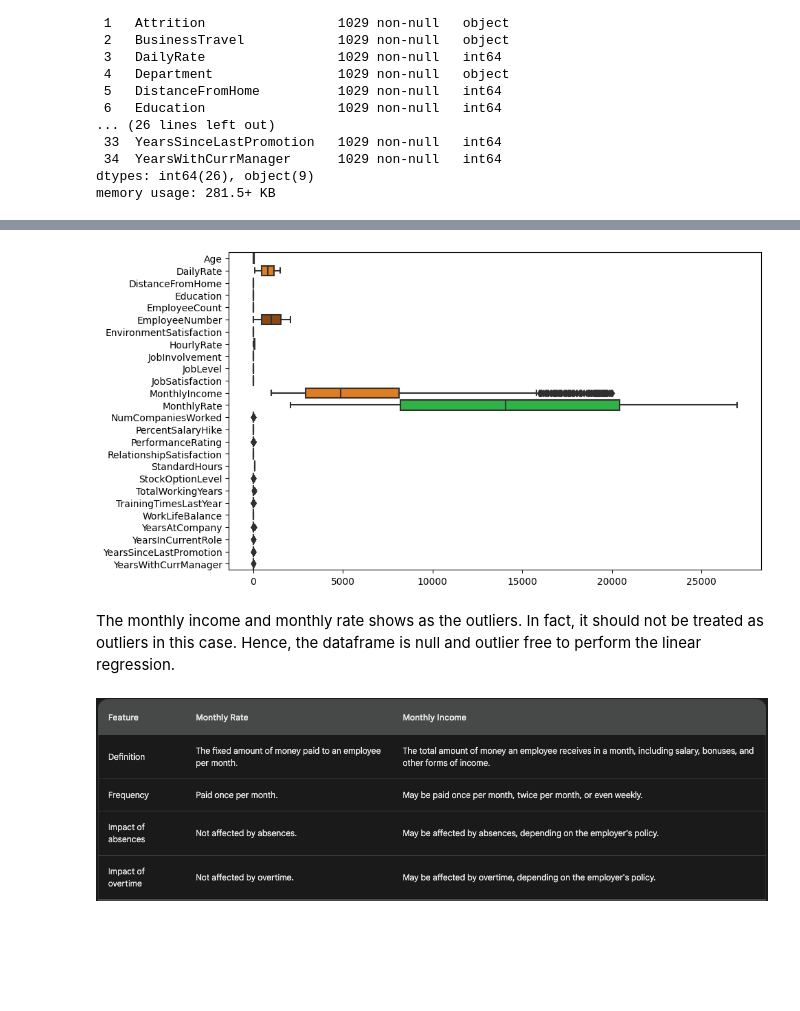
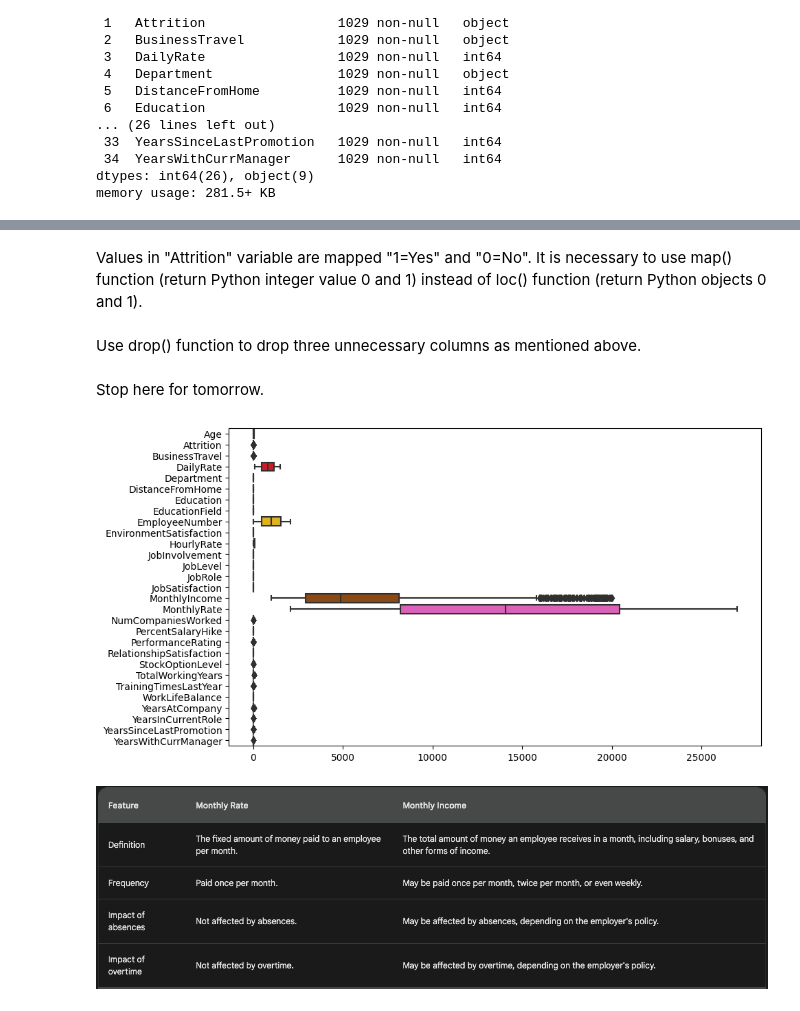
Before and after one commit to derkaiser9423/PythonPracticeProject, a Jupyter notebook: Assigment_2_s8091335.ipynb, the cells around one changed output, grey strips where cells are left out. Saved outputs shown, nothing was run; the diff lists cells and outputs as text; code cells hidden in the pictures; blank space fills up the shorter version.

```diff
--- a/Assigment_2_s8091335.ipynb
+++ b/Assigment_2_s8091335.ipynb
@@ -15,5 +13,5 @@ Requirement already satisfied: sklearn in /usr/local/lib/python3.10/dist-package
 # %% [markdown]
 # Task 1 of 3: Linear Regression
 # %%
-df1 = pd.read_csv('employee_attrition_team04.csv')
+df = pd.read_csv('employee_attrition_team04.csv')
 # %%
@@ -39,12 +56,28 @@ memory usage: 281.5+ KB
+# %%
+# Mapping "Attrition" column
+df['Attrition'] = df['Attrition'].map({'Yes': 1, 'No': 0})
+# %% [markdown]
+Values in "Attrition" variable are mapped "1=Yes" and "0=No". It is necessary to use map() function (return Python integer value 0 and 1) instead of loc() function (return Python objects 0 and 1).
+# %%
+# Drop unnescessary columns
+df = df.drop(['EmployeeCount', 'Over18', 'StandardHours'], axis=1)
+# %% [markdown]
+Use drop() function to drop three unnecessary columns as mentioned above.
+# %%
+# Mapping "Department", "EducationField", "JobRole", and "BusinessTravel" column accordingly to the encoding matrix above
+df['Department'] = df['Department'].map({'Research & Development': 1, 'Sales': 2, 'Human Resources':3})
+df['EducationField'] = df['EducationField'].map({'Life Sciences': 1, 'Marketing': 2, 'Technical Degree':3, 'Medical': 4, 'Human Resources': 5, 'Other': 6})
+df['JobRole'] = df['JobRole'].map({'Healthcare Representative': 1, 'Human Resources': 2, 'Laboratory Technician':3, 'Manager': 4, 'Manufacturing Director': 5, 'Research Director': 6, 'Research Scientist': 7, 'Sales Executive': 8, 'Sales Representative': 9})
+df['BusinessTravel'] = df['BusinessTravel'].map({'Non-Travel': 1, 'Travel_Rarely': 2, 'Travel_Frequently':3})
+# %% [markdown]
+Stop here for tomorrow.
 # %%
 # Outliers detection using boxplot
 plt.figure(figsize=(10, 6))
-sns.boxplot(data=df1, palette='bright', orient='h')
+sns.boxplot(data=df, palette='bright', orient='h')
 plt.show()
 # %% [output]
-[figure, old version]
+[figure, new version]
-# %% [markdown]
-The monthly income and monthly rate shows as the outliers. In fact, it should not be treated as outliers in this case. Hence, the dataframe is null and outlier free to perform the linear regression.
 # %% [markdown]
 ![image.png](embedded-picture-1)
 # %%
```
Also changed, not shown: parts of 8 cells of this notebook.
